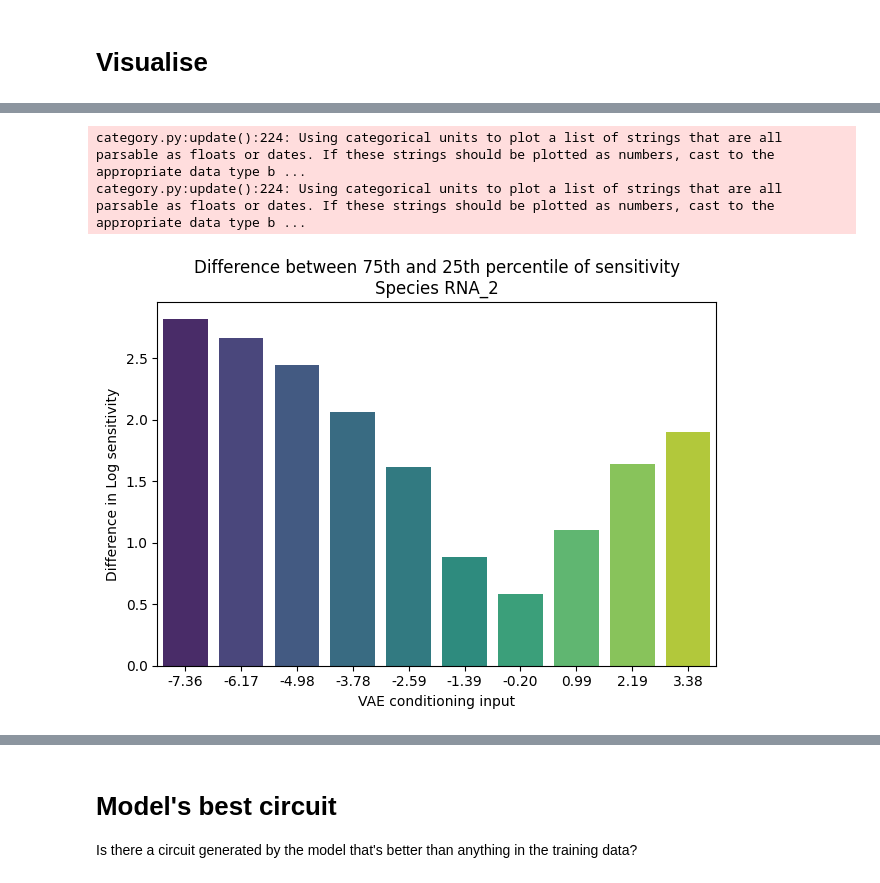
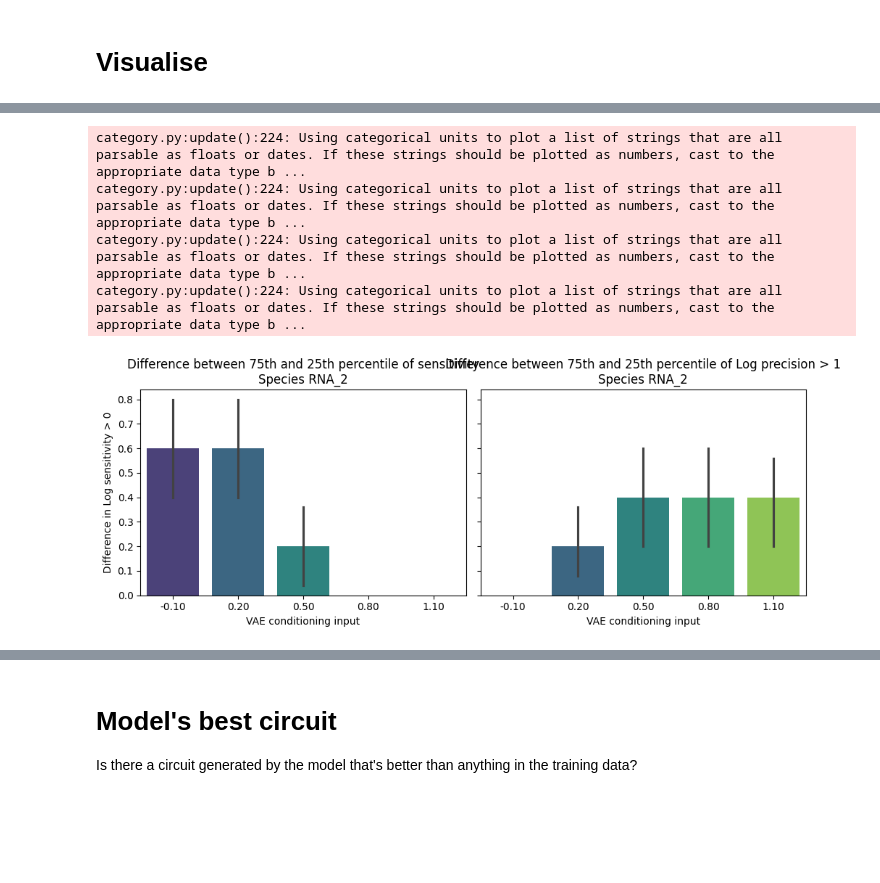
Before and after one commit to olive004/EvoScaper, a Jupyter notebook: notebooks/02_cvae_verify.ipynb, the cells around one changed output, grey strips where cells are left out. Cells and saved outputs as stored; diff of their text form; code cells hidden in the pictures; blank space fills up the shorter version.

```diff
--- a/notebooks/02_cvae_verify.ipynb
+++ b/notebooks/02_cvae_verify.ipynb
@@ -63,9 +65,9 @@ from evoscaper.utils.visualise import vis_sampled_histplot, create_network_inset
 # fn_saves = os.path.join('weight_saves', '01_cvae', 'saves_2025_01_09__21_26_05_prec_sens')
 
 
-dir_src = os.path.join('data', '01_cvae', '2025_01_26__16_32_02')
+dir_src = os.path.join('data', '01_cvae', '2025_02_23__18_41_24')
 hpos = pd.Series(load_json_as_dict(os.path.join(dir_src, 'hpos_all.json')))
-fn_saves = os.path.join(dir_src, 'saves_2025_01_26__16_32_02_sens_kl_5e4')
+fn_saves = os.path.join(dir_src, 'saves_2025_02_23__18_41_24_ds0211_spbool_KL2e4')
 saves_loaded = load_json_as_dict(fn_saves)
 top_write_dir = os.path.join('data', '02_cvae_verify', make_datetime_str())
 (
@@ -92,12 +94,13 @@ else:
 # %% [markdown]
 # Run
 # %%
-hpos['eval_n_to_sample'] = 20000
+hpos['eval_n_to_sample'] = 5000
+hpos['eval_n_sample_categories'] = 5 # if ('Log sensitivity > 1' in config_dataset.objective_col) or ('Log precision > 0' in config_dataset.objective_col) else 2
 val_config['simulation']['threshold_steady_states'] = 0.01
 val_config['simulation']['t1'] = 1000
 val_config['simulation']['tmax'] = 6000
 n_to_sample_per_cat = int(int(hpos['eval_n_to_sample']) / (
-    config_norm_y.categorical_n_bins ** len(config_dataset.objective_col)))
+    int(hpos['eval_n_sample_categories']) ** len(config_dataset.objective_col)))
 input_species = data[data['sample_name'].notna()]['sample_name'].unique()
 
 print('Going to sample', n_to_sample_per_cat,
@@ -142,16 +145,15 @@ if use_run:
                return_relevant=True,
                impose_final_range=(df[get_true_interaction_cols(df, config_dataset.x_type, remove_symmetrical=True, num_species=3)].min().min(),
                                    df[get_true_interaction_cols(df, config_dataset.x_type, remove_symmetrical=True, num_species=3)].max().max()))
+else:
+    analytics = load_json_as_dict(os.path.join('data/02_cvae_verify/2025_02_24__18_16_57', 'analytics.json'))
+    ts = np.load(os.path.join('data/02_cvae_verify/2025_02_24__18_16_57', 'ts.npy'))
+    ys = np.load(os.path.join('data/02_cvae_verify/2025_02_24__18_16_57', 'ys.npy'))
+    fake_circuits = np.load(os.path.join('data/02_cvae_verify/2025_02_24__18_16_57', 'fake_circuits.npy'))
+    y0m = np.load(os.path.join('data/02_cvae_verify/2025_02_24__18_16_57', 'y0m.npy'))
+    sampled_cond = np.load(os.path.join('data/02_cvae_verify/2025_02_24__18_16_57', 'sampled_cond.npy'))
+    ts0 = np.array([])
+    y00s = np.array([])
-# %%
-# 2025_01_26__17_19_33
-analytics = load_json_as_dict(os.path.join('data/02_cvae_verify/2025_02_10__15_01_48', 'analytics.json'))
-ts = np.load(os.path.join('data/02_cvae_verify/2025_02_10__15_01_48', 'ts.npy'))
-ys = np.load(os.path.join('data/02_cvae_verify/2025_02_10__15_01_48', 'ys.npy'))
-fake_circuits = np.load(os.path.join('data/02_cvae_verify/2025_02_10__15_01_48', 'fake_circuits.npy'))
-y0m = np.load(os.path.join('data/02_cvae_verify/2025_02_10__15_01_48', 'y0m.npy'))
-sampled_cond = np.load(os.path.join('data/02_cvae_verify/2025_02_10__15_01_48', 'sampled_cond.npy'))
-ts0 = np.array([])
-y00s = np.array([])
 # %%
 for k in analytics.keys():
     analytics[k] = np.array(analytics[k])
@@ -390,15 +398,18 @@ Diffs: [ 4.93458     4.0528307   3.1479383   1.9078386   1.3852696   1.3019375
 # %%
-for k in config_dataset.objective_col:
+fig, axs = plt.subplots(1, len(config_dataset.objective_col), sharey=True, figsize=(10, 4))
+for i, k in enumerate(config_dataset.objective_col):
     sns.barplot(pd.DataFrame((diffs_conditional_real_sens[..., -1] - diffs_conditional_real_sens[..., 0])[None, :], columns=[
-                f'{ii:.2f}' for ii in sampled_conds.flatten()]), palette='viridis')
+                f'{ii:.2f}' for ii in sampled_conds[..., i].flatten()]), palette='viridis', ax=axs[i])
     txt = 'sensitivity' if 'sensitivity' in k else ('adaptation' if 'adaptation' in k else k)
-    plt.title(f'Difference between 75th and 25th percentile of {txt}\nSpecies {config_dataset.output_species[0]}')
-    plt.xlabel('VAE conditioning input')
-    plt.ylabel(f'Difference in {k}')
+    axs[i].set_title(f'Difference between 75th and 25th percentile of {txt}\nSpecies {config_dataset.output_species[0]}')
+    axs[i].set_xlabel('VAE conditioning input')
+    axs[i].set_ylabel(f'Difference in {k}')
 plt.tight_layout()
 plt.savefig(os.path.join(top_write_dir, 'diffs_stds_sens_barplot.png'), dpi=300, transparent=True)
 # %% [output]
 category.py:update():224: Using categorical units to plot a list of strings that are all parsable as floats or dates. If these strings should be plotted as numbers, cast to the appropriate data type b ...
 category.py:update():224: Using categorical units to plot a list of strings that are all parsable as floats or dates. If these strings should be plotted as numbers, cast to the appropriate data type b ...
+category.py:update():224: Using categorical units to plot a list of strings that are all parsable as floats or dates. If these strings should be plotted as numbers, cast to the appropriate data type b ...
+category.py:update():224: Using categorical units to plot a list of strings that are all parsable as floats or dates. If these strings should be plotted as numbers, cast to the appropriate data type b ...
-[figure, old version]
+[figure, new version]
 # %%
```
Also changed, not shown: parts of 19 cells of this notebook, 4 other files.
